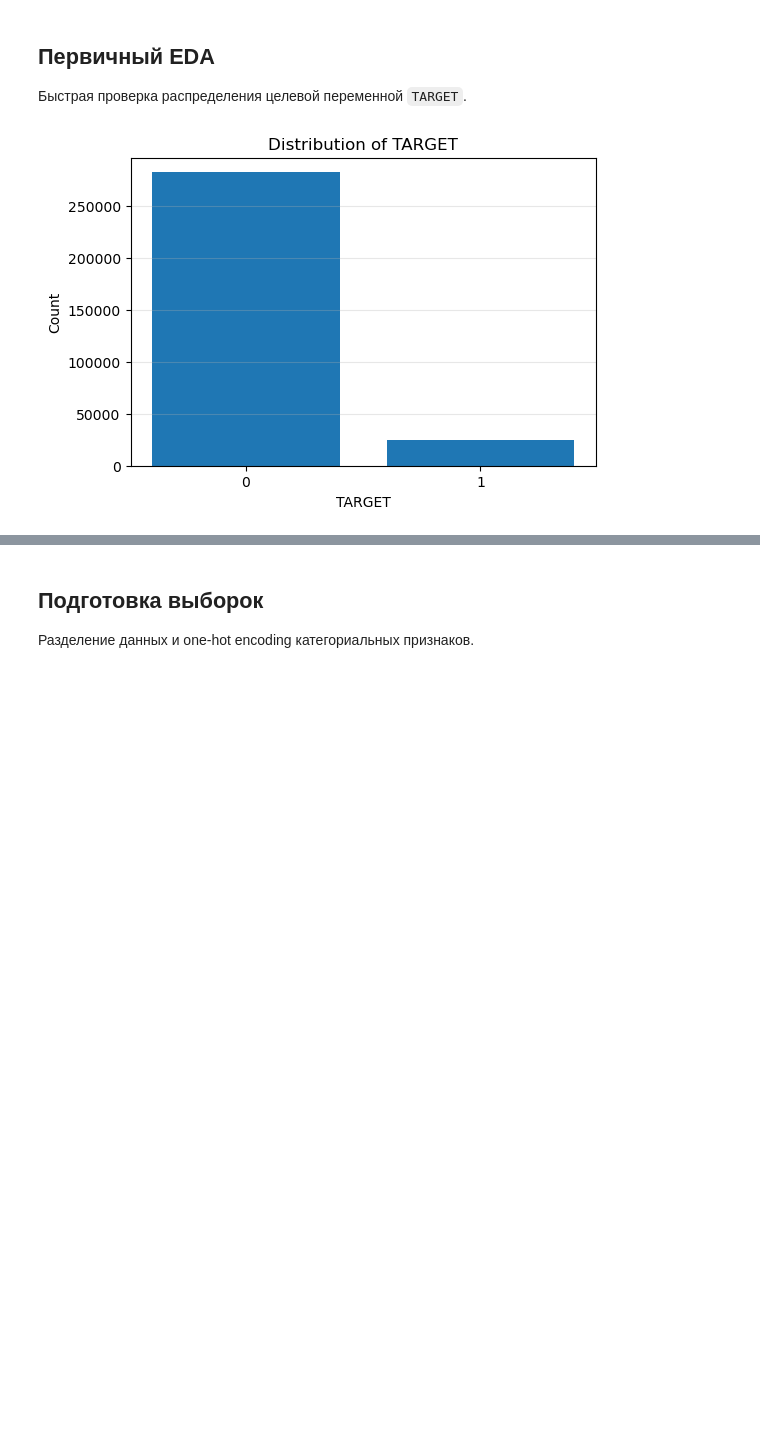
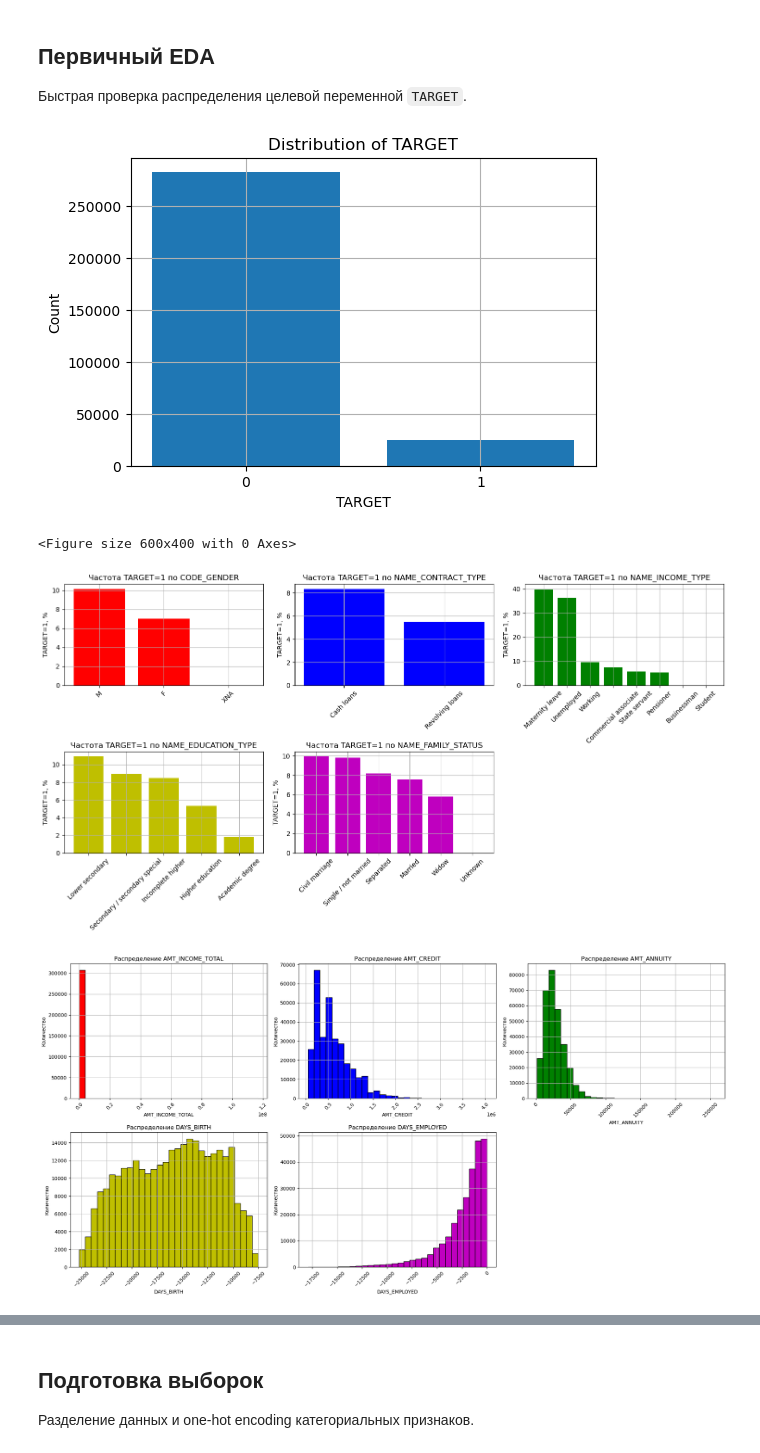
Before and after one commit to Mu2Ka/Home-Credit-Default-Risk, a Jupyter notebook: home-credit-default-risk/main.ipynb, the cells around one changed output, grey strips where cells are left out. Cells and saved outputs as stored; diff of their text form; code cells hidden in the pictures; blank space fills up the shorter version.

```diff
--- a/home-credit-default-risk/main.ipynb
+++ b/home-credit-default-risk/main.ipynb
@@ -275,13 +270,62 @@ dtype: int64
 Быстрая проверка распределения целевой переменной `TARGET`.
 # %%
 target_counts = train['TARGET'].value_counts().sort_index()
+import seaborn as sns
 
 plt.figure(figsize=(6, 4))
 plt.bar(target_counts.index.astype(str), target_counts.values)
 plt.title('Distribution of TARGET')
 plt.xlabel('TARGET')
 plt.ylabel('Count')
-plt.grid(axis='y', alpha=0.3)
+plt.grid()
 plt.show()
+plt.figure(figsize=(6, 4))
+cols = [
+    "CODE_GENDER",
+    "NAME_CONTRACT_TYPE",
+    "NAME_INCOME_TYPE",
+    "NAME_EDUCATION_TYPE",
+    "NAME_FAMILY_STATUS"
+]
+color  = ['r','b','g','y','m','w']
+i = 0
+fig,axes = plt.subplots(nrows=2, ncols=3, figsize=(15, 8))
+axes = axes.flatten()
+for j,col in enumerate(cols):
+    rate = (train.groupby(col)["TARGET"].mean() * 100).sort_values(ascending=False)
+    color_current = color[i]
+    axes[j].bar(rate.index, rate.values, color=color_current)
+    axes[j].set_title(f"Частота TARGET=1 по {col}")
+    axes[j].set_ylabel("TARGET=1, %")
+    axes[j].set_xlabel("")
+    axes[j].tick_params(axis="x", rotation=45)
+    axes[j].grid()
+    i+=1
+fig.delaxes(axes[5])
+plt.tight_layout()
+plt.show()
+
+fig,axes = plt.subplots(nrows=2, ncols=3, figsize=(20, 10))
+col_money = ['AMT_INCOME_TOTAL',
+'AMT_CREDIT',
+'AMT_ANNUITY',
+'DAYS_BIRTH',
+'DAYS_EMPLOYED']
+axes = axes.flatten()
+for j,col in enumerate(col_money):
+    values = train[col]
+    color_current = color[j]
+    axes[j].hist(values, bins=30, color=color_current, edgecolor="black")
+    axes[j].set_title(f"Распределение {col}")
+    axes[j].set_ylabel("Количество")
+    axes[j].set_xlabel(col)
+    axes[j].tick_params(axis="x", rotation=45)
+    axes[j].grid()
+plt.tight_layout()
+fig.delaxes(axes[5])
+plt.show()
 # %% [output]
-[figure, old version]
+[figure, new version]
+<Figure size 600x400 with 0 Axes>
+[figure, added]
+[figure, added]
```
Also changed, not shown: parts of 8 cells of this notebook.
